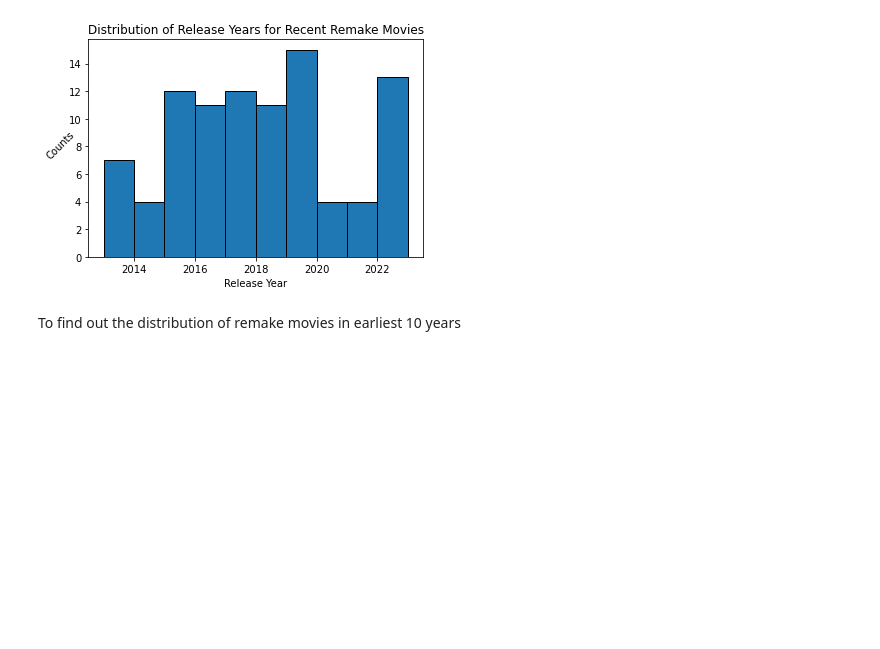
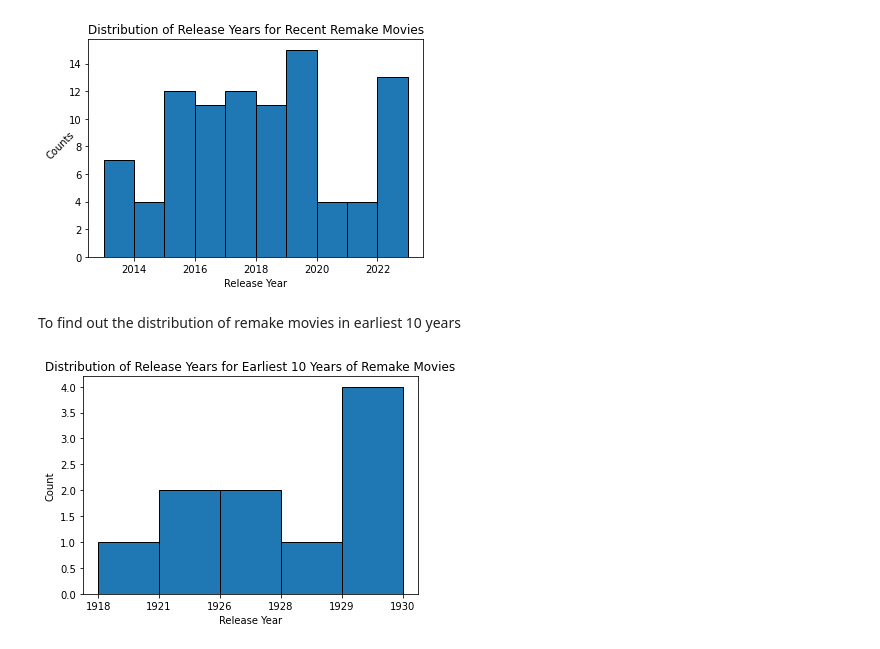
Before and after one commit to cavazd/info498-Is-Anything-Original, a Jupyter notebook: jupyter_notebooks/data_analysis/data_visualization.ipynb, the cells around one changed output. Saved outputs shown, nothing was run; the diff lists cells and outputs as text; code cells hidden in the pictures; blank space fills up the shorter version.

Commit message:
Fix data_visualization notebook and add several graphs

```diff
--- a/jupyter_notebooks/data_analysis/data_visualization.ipynb
+++ b/jupyter_notebooks/data_analysis/data_visualization.ipynb
@@ -14,7 +14,7 @@ pd.options.display.max_colwidth = 100
 
 Read the dataset
 # %%
-movies_df = pd.read_csv('data/extended_info.csv', delimiter=",", encoding='utf-8')
+movies_df = pd.read_csv('../../data/extended_info.csv', delimiter=",", encoding='utf-8')
 # %% [markdown]
 ## General Information
 
@@ -221,20 +221,22 @@ To find out the distribution of remake movies in earliest 10 years
 # %%
 # Filter the DataFrame to select only the remake movies
 remake_movies = movies_df[movies_df['status'] == 'remake']
 
 # Sort the DataFrame based on release year in ascending order
 remake_movies_sorted = remake_movies.sort_values('year')
 
 # Select the earliest 10 years of remake movies
 earliest_movies = remake_movies_sorted.head(10)
 
 # Create a histogram of the release years
-plt.hist(earliest_movies['year'], bins=30, edgecolor='black')
+plt.hist(earliest_movies['year'], bins=5, edgecolor='black')
 
 # Add labels and title
 plt.xlabel('Release Year')
 plt.ylabel('Count')
 plt.title('Distribution of Release Years for Earliest 10 Years of Remake Movies')
 
 # Display the plot
 plt.show()
+# %% [output]
+[figure, added]
```
Also changed, not shown: parts of 1 cell of this notebook, 2 other files.
